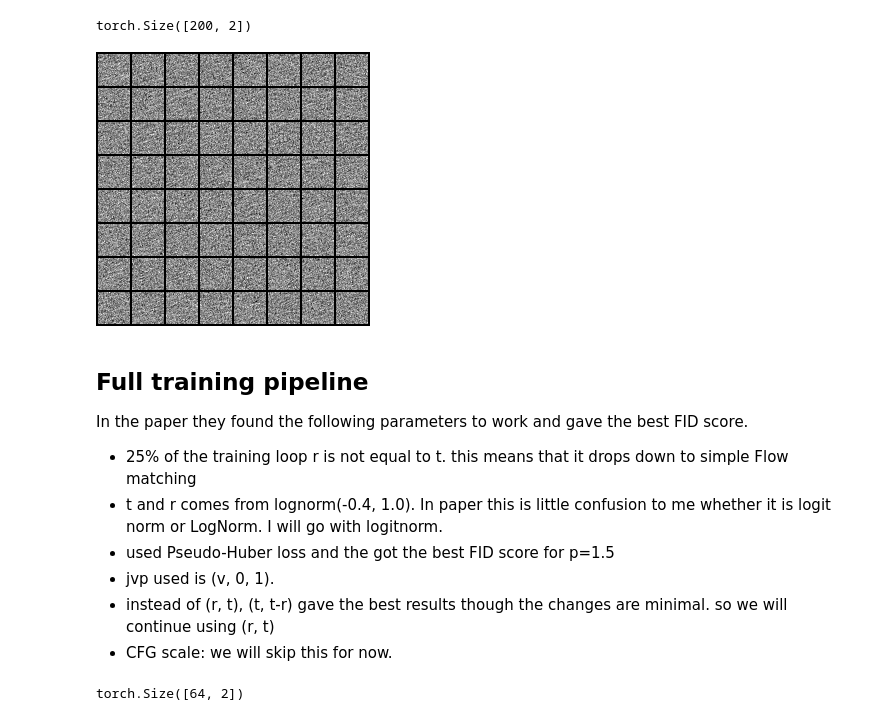
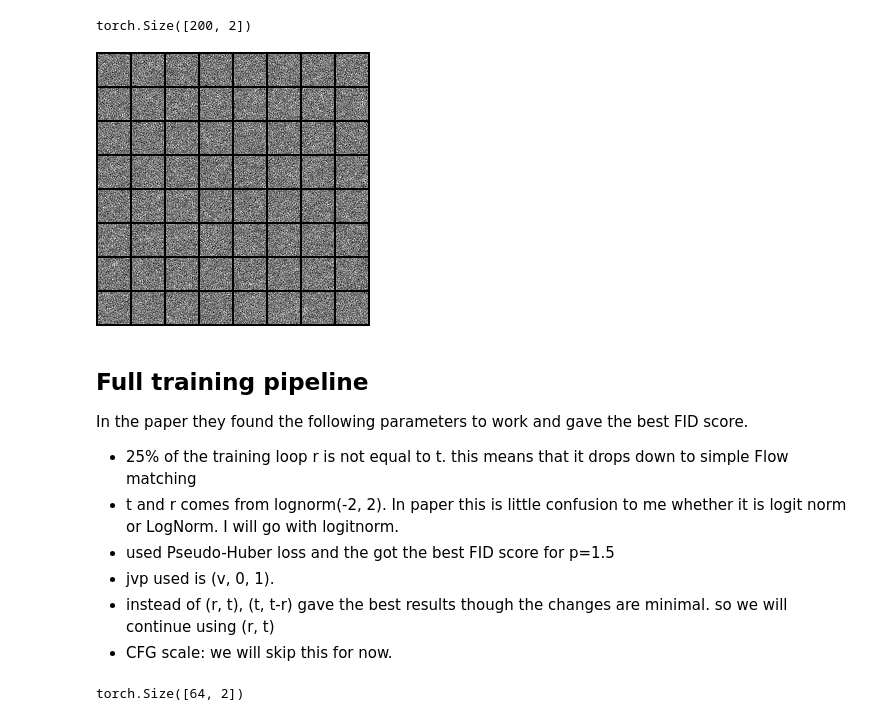
Before and after one commit to prakashjayy/genai, a Jupyter notebook: flow/02_mean_flow.ipynb, the cells around one changed output. Cells and saved outputs as stored; diff of their text form; code cells hidden in the pictures.

```diff
--- a/flow/02_mean_flow.ipynb
+++ b/flow/02_mean_flow.ipynb
@@ -301,7 +301,7 @@ I have made these changes to diffusers UNet 2D using `multiple_time_embeddings`
 - use linear layers to calculate their embeddings.
 - concat both of these.
 # %%
-from unet2d import UNet2DModel
+from mean_flow.unet2d import UNet2DModel
 
 device = "cuda"
 
@@ -310,10 +310,10 @@ model = UNet2DModel(
     in_channels=1,
     out_channels=1,
     layers_per_block=2,
-    multiple_time_embeddings=True,
     block_out_channels=(64, 128, 256, 512),
     down_block_types=("DownBlock2D", "DownBlock2D", "AttnDownBlock2D", "DownBlock2D"),
     up_block_types=("UpBlock2D", "AttnUpBlock2D", "UpBlock2D", "UpBlock2D"),
+    resnet_time_scale_shift="mean_flow"
 )
 model.to(device)
 print("model loaded")
@@ -447,27 +474,28 @@ torch.Size([200, 2])
 # %%
 def multi_step_sampling(model, bs, n_steps, scale=1000):
     e = torch.randn(bs, 1, 32, 32).to(model.device)
     _scale = 1000
     r = torch.arange(0, _scale+(_scale//n_steps), _scale//n_steps).to(model.device)/_scale
     rt = torch.stack([r[:-1], r[1:]]).permute(1, 0)
     for i in range(n_steps):
         _rt = rt[i]
         r, t = _rt
+        t_r = t - r
         with torch.no_grad():
-            sample = model(e, torch.tensor([[r*scale, t*scale]]*bs).to(model.device))
-        e = e + (t-r)*sample
+            sample = model(e, torch.tensor([t]).to(model.device), torch.tensor([t_r]).to(model.device))[0]
+        e = e + (t_r)*sample
     return e
 
 x = multi_step_sampling(model, 64, 10, scale=1)
 torchvision.transforms.ToPILImage()(torchvision.utils.make_grid(x.detach().cpu(), nrow=8, normalize=True))
 # %% [output]
-[figure, old version]
+[figure, new version]
 # %% [markdown]
 ## Full training pipeline
 
 In the paper they found the following parameters to work and gave the best FID score.
 - 25% of the training loop r is not equal to t. this means that it drops down to simple Flow matching
-- t and r comes from lognorm(-0.4, 1.0). In paper this is little confusion to me whether it is logit norm or LogNorm. I will go with logitnorm.
+- t and r comes from lognorm(-2, 2). In paper this is little confusion to me whether it is logit norm or LogNorm. I will go with logitnorm.
 - used Pseudo-Huber loss and the got the best FID score for p=1.5
 - jvp used is (v, 0, 1).
 - instead of (r, t), (t, t-r) gave the best results though the changes are minimal. so we will continue using (r, t)
```
Also changed, not shown: parts of 20 cells of this notebook, 4 other files.
